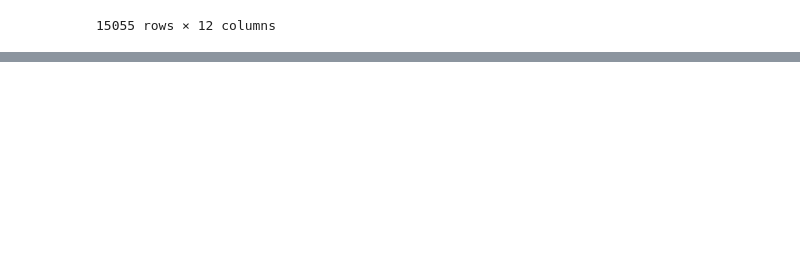
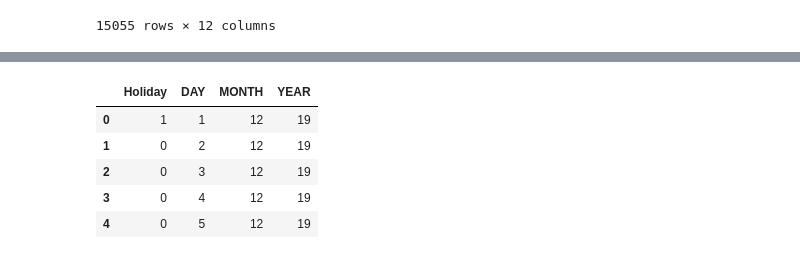
Before and after one commit to thisissteff/forecasting, a Jupyter notebook: cleaning_dataset.ipynb, the cells around one changed output, grey strips where cells are left out. Drawn from its saved outputs; the diff is of its cells as text; code cells hidden in the pictures; blank space fills up the shorter version.

```diff
--- a/cleaning_dataset.ipynb
+++ b/cleaning_dataset.ipynb
@@ -157,0 +160,4 @@ df.describe()
+# %%
+# reading holiiday dataset
+holiday = pd.read_csv('/workspaces/forecasting/data/holiday.csv')
+holiday.head()
@@ -157,0 +171,29 @@ df.describe()
+# %%
+# dropping unnecessary columns
+holiday = holiday.drop('Unnamed: 0', axis=1)
+
+# changing the date column to datetime
+holiday['Date'] = pd.to_datetime(holiday['Date'], format='%d/%m/%y')
+
+# splitting the date column into day, month and year
+holiday['DAY'] = holiday['Date'].dt.day
+holiday['MONTH'] = holiday['Date'].dt.month
+holiday['YEAR'] = holiday['Date'].dt.year
+holiday['YEAR'] = holiday['YEAR'] % 2000
+
+# changing the holiday column to object
+holiday['Holiday'] = holiday['Holiday'].astype(str)
+
+# changing values of holiday to numerical
+holiday['Holiday'] = holiday['Holiday'].map({'True': 1, 'False': 0})
+
+# drop date column
+holiday = holiday.drop('Date', axis=1)
+holiday.head()
+# %% [output]
+|  | Holiday | DAY | MONTH | YEAR |
+| 0 | 1 | 1 | 12 | 19 |
+| 1 | 0 | 2 | 12 | 19 |
+| 2 | 0 | 3 | 12 | 19 |
+| 3 | 0 | 4 | 12 | 19 |
+| 4 | 0 | 5 | 12 | 19 |
```
Also changed, not shown: parts of 4 cells of this notebook, 3 other files.
